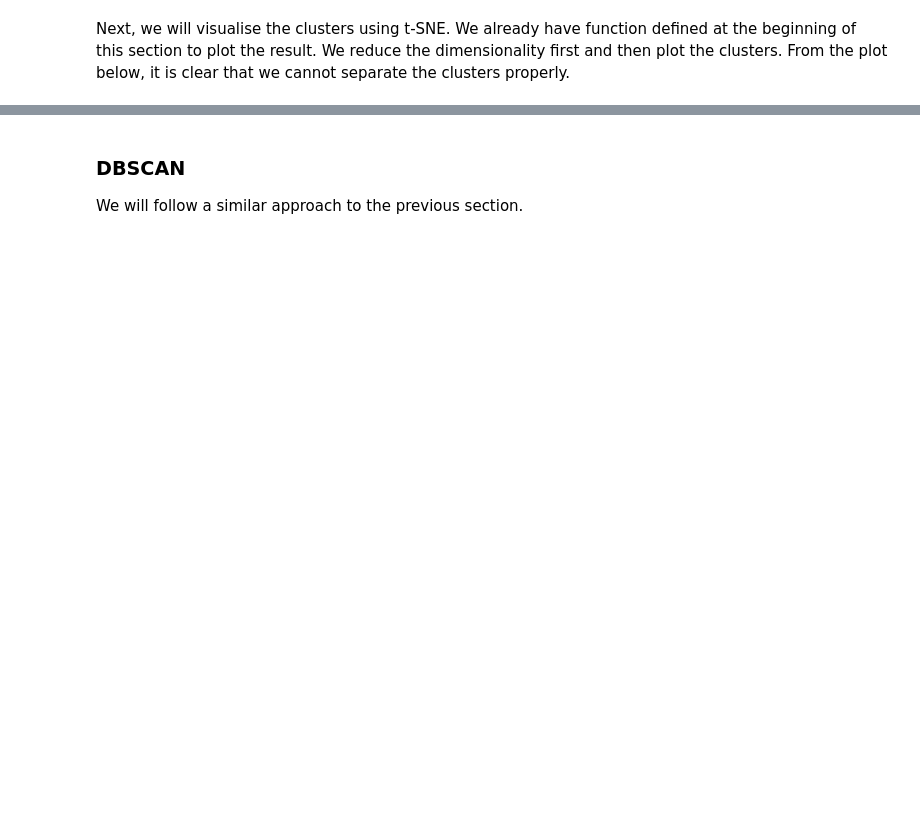
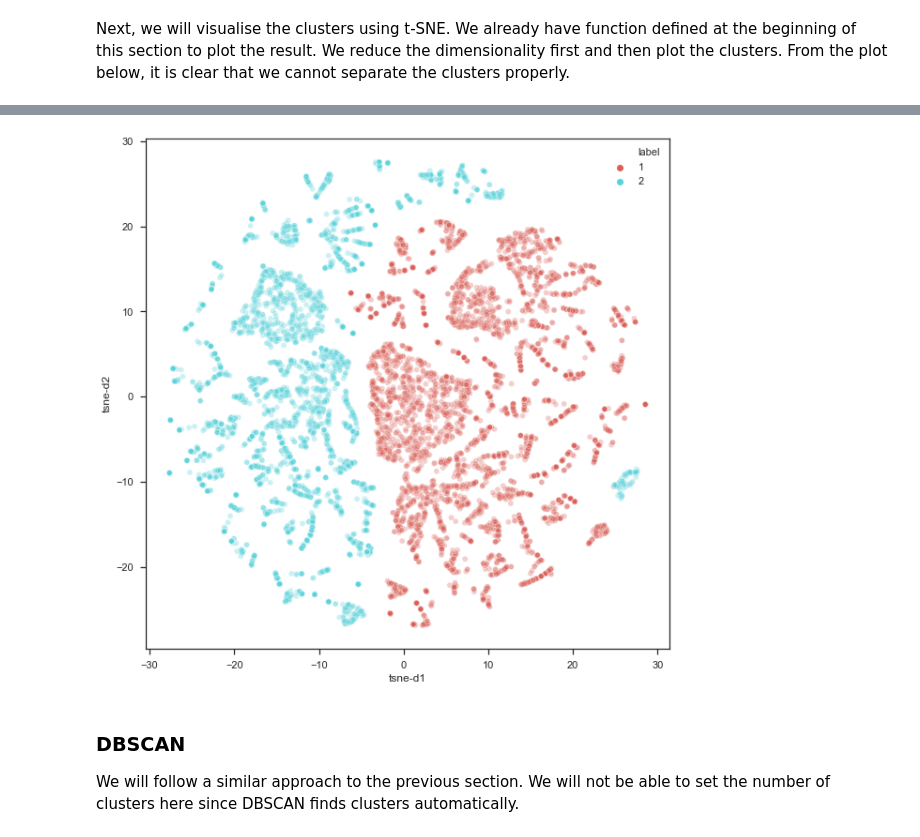
Before and after one commit to mhasanbulli/at_ml, a Jupyter notebook: notebooks/02_model_selection.ipynb, the cells around one changed output, grey strips where cells are left out. Drawn from its saved outputs; the diff is of its cells as text; code cells hidden in the pictures; blank space fills up the shorter version.

```diff
--- a/notebooks/02_model_selection.ipynb
+++ b/notebooks/02_model_selection.ipynb
@@ -85,10 +85,11 @@ For n_clusters = 2, silhouette score is 0.27662983159058524.
 Next, we will visualise the clusters using t-SNE. We already have function defined at the beginning of this section to plot the result. We reduce the dimensionality first and then plot the clusters. From the plot below, it is clear that we cannot separate the clusters properly.
 # %%
 start_time = time.time()
-tsne = TSNE(n_components=2, perplexity=30, n_iter=1000, verbose = 0, random_state=123, learning_rate=50)
-tsne_results = tsne.fit_transform(data_norm[data.columns])
+tsne = TSNE(n_components = 2, perplexity = 30, n_iter = 500, verbose = 0, random_state = 123, learning_rate=50)
+tsne_results = tsne.fit_transform(data_norm_k[data.columns])
 
 print('t-SNE done! Time elapsed: {} seconds'.format(time.time()-start_time))
 
-tsne_plot(data_norm, tsne_results)
-plt.savefig("p_kmeans.png")
+tsne_plot(data_norm_k, tsne_results, 2)
+#plt.savefig("p_kmeans.png")
+# %% [output]
@@ -95,3 +97,4 @@ plt.savefig("p_kmeans.png")
+[figure, added]
 # %% [markdown]
 ### DBSCAN
-We will follow a similar approach to the previous section.
+We will follow a similar approach to the previous section. We will not be able to set the number of clusters here since DBSCAN finds clusters automatically.
```
Also changed, not shown: parts of 16 cells of this notebook, 3 other files.
